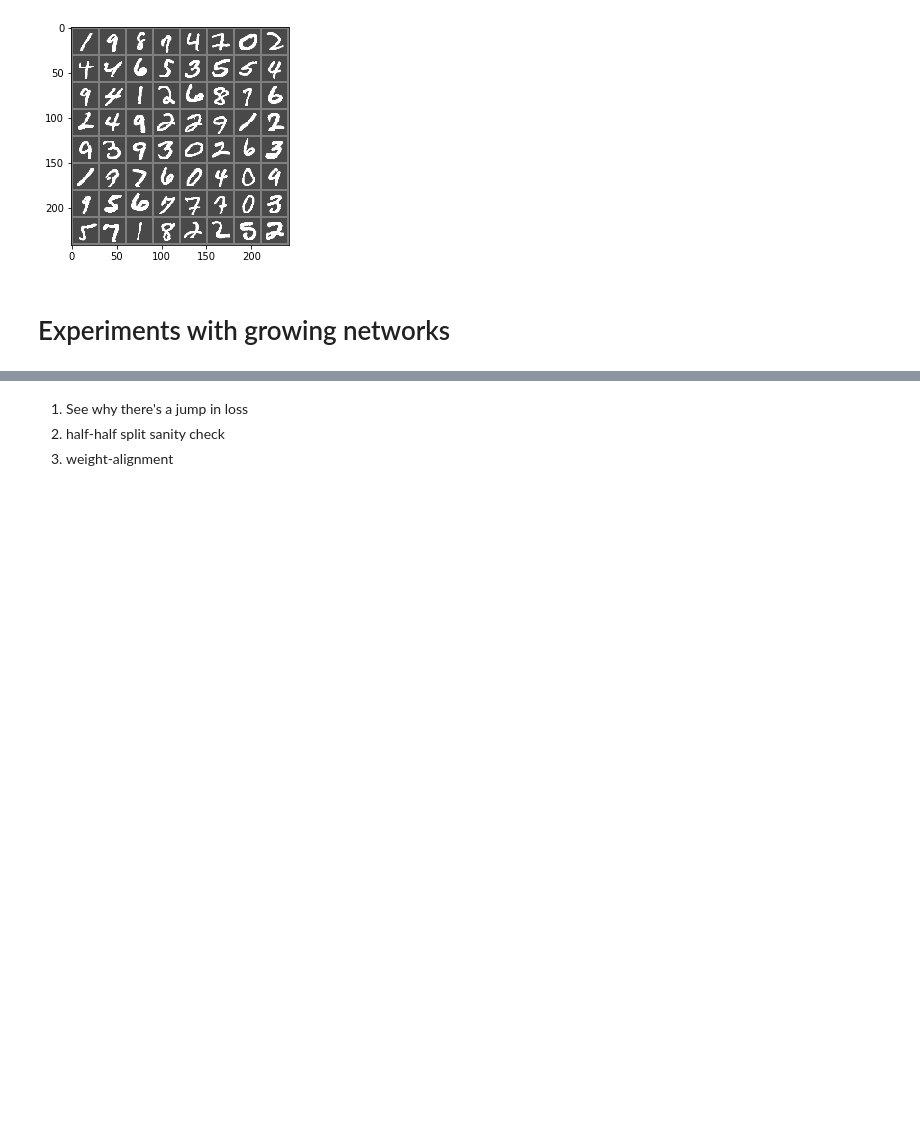
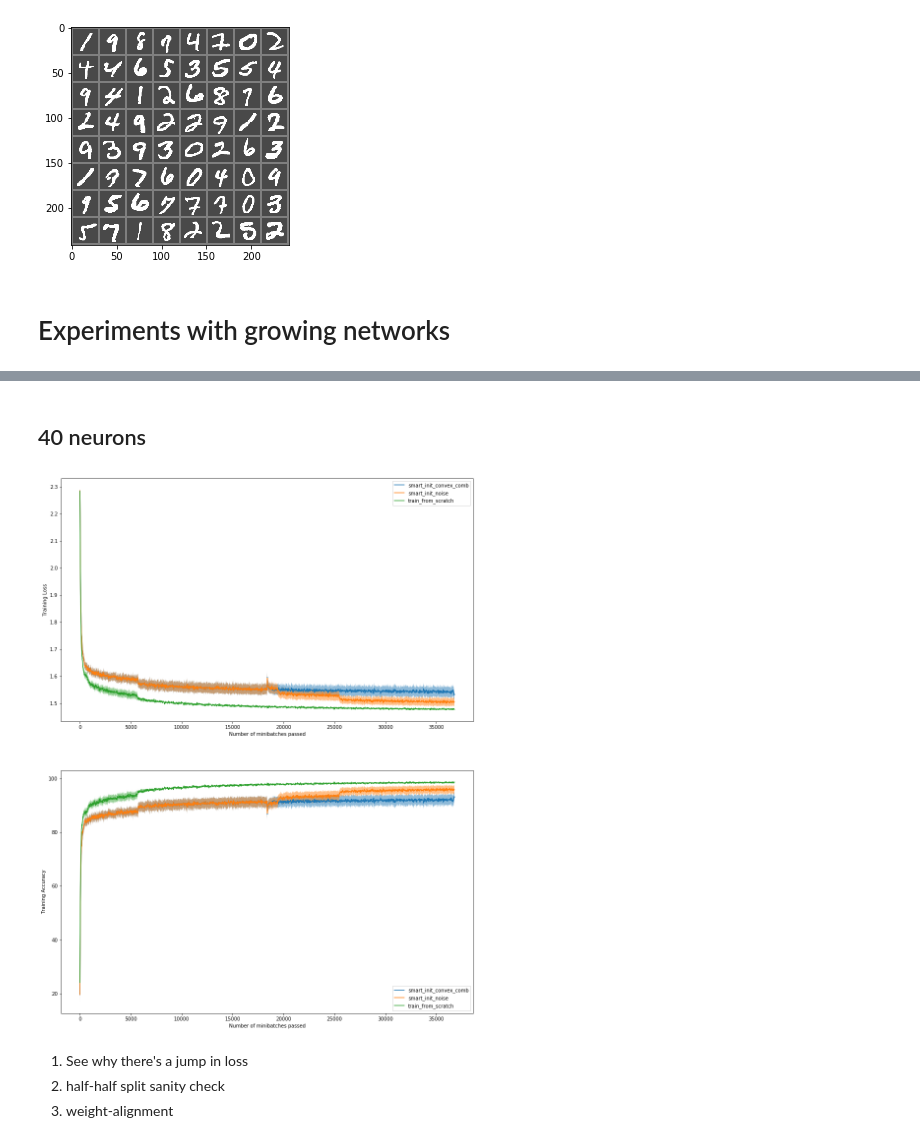
Before and after one commit to mshalvagal/weightSymmetry, a Jupyter notebook: Workspace.ipynb, the cells around one changed output, grey strips where cells are left out. Cells and saved outputs as stored; diff of their text form; code cells hidden in the pictures; blank space fills up the shorter version.

```diff
--- a/Workspace.ipynb
+++ b/Workspace.ipynb
@@ -97,3 +84,9 @@ Adding an axes using the same arguments as a previous axes currently reuses the
+# %% [markdown]
+## 40 neurons
+# %%
+plot_learning_curves('/home/manu/Projects/dev/weightSymmetry/logs/1 hidden layer/40 neurons')
+# %% [output]
+[figure, added]
 # %% [markdown]
 1. See why there's a jump in loss
 2. half-half split sanity check
```
Also changed, not shown: parts of 5 cells of this notebook, 4 other files.
